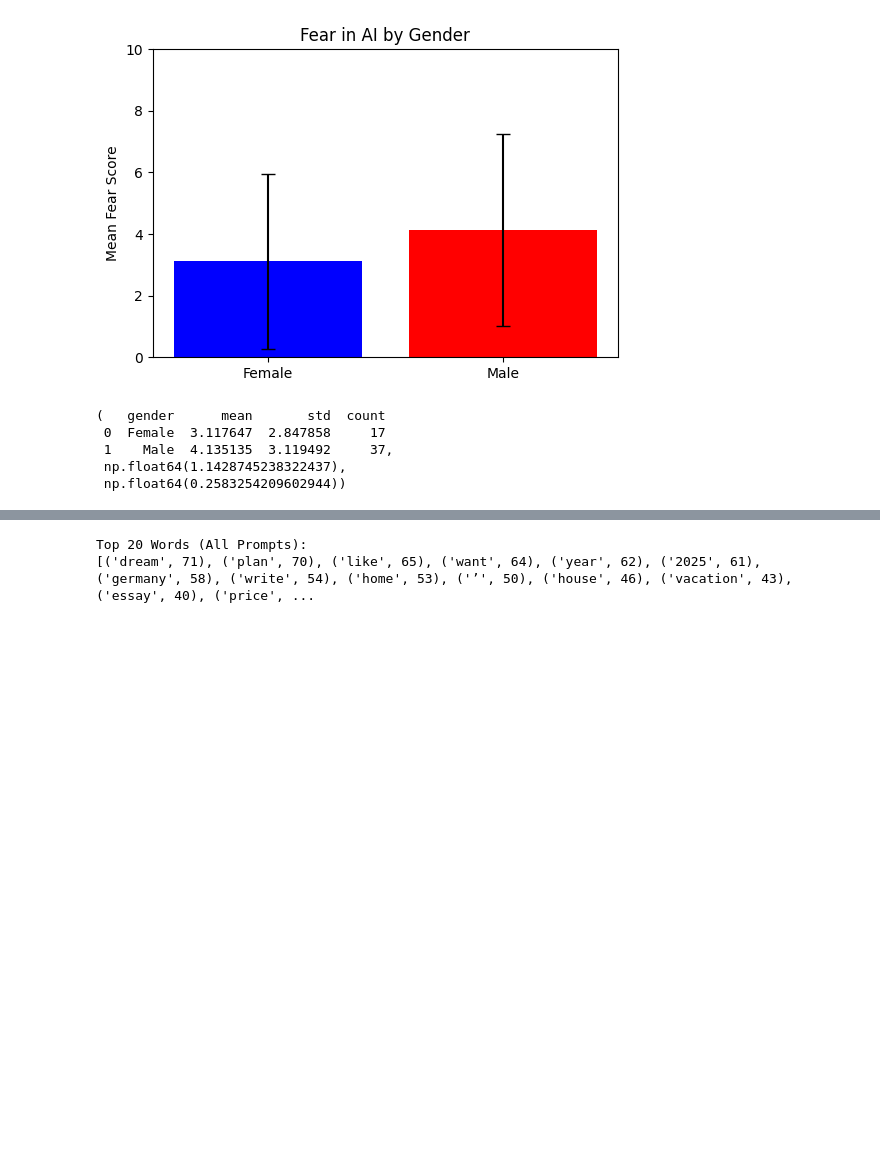
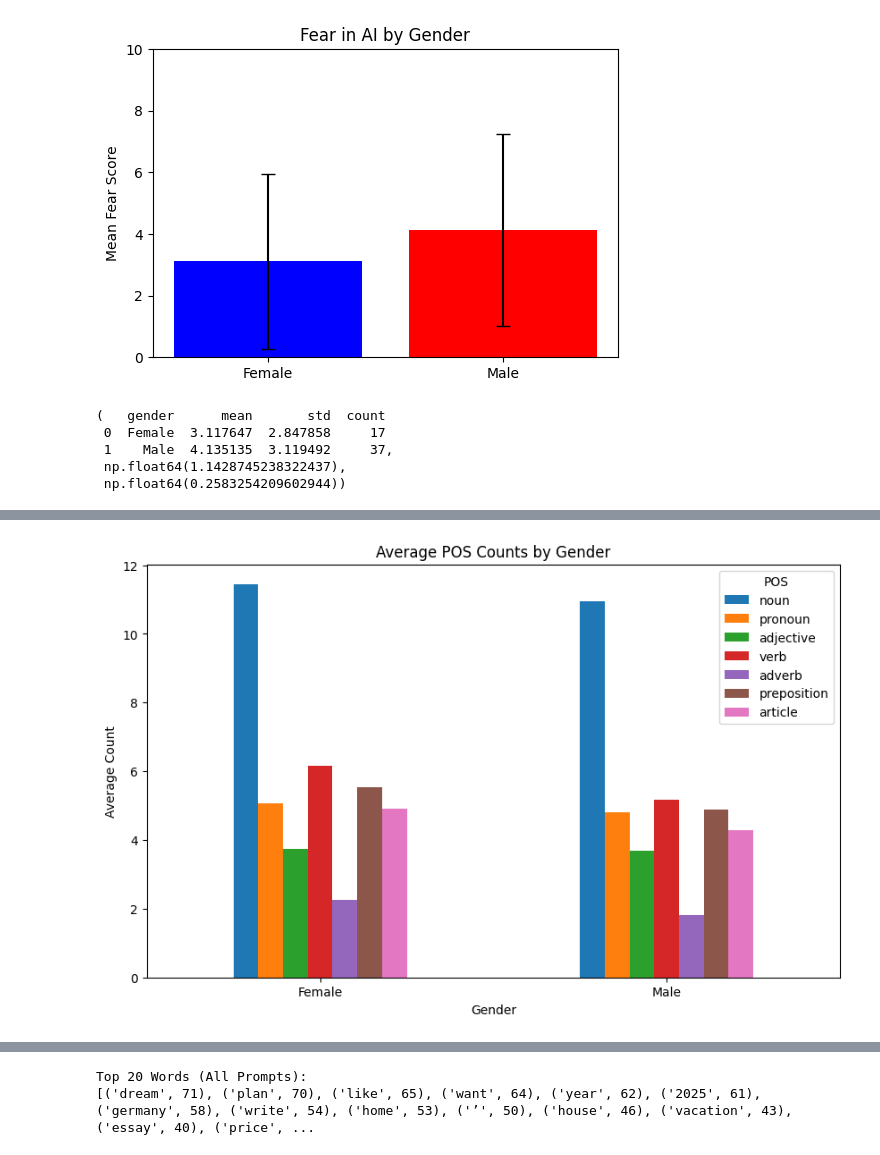
Before and after one commit to rakibahmed2153/Prompt-Analysis, a Jupyter notebook: aiPromptStudyAnalysis.ipynb, the cells around one changed output, grey strips where cells are left out. Saved outputs shown, nothing was run; the diff lists cells and outputs as text; code cells hidden in the pictures; blank space fills up the shorter version.

Commit message:
Gender-wise average POS counts

```diff
--- a/aiPromptStudyAnalysis.ipynb
+++ b/aiPromptStudyAnalysis.ipynb
@@ -433,0 +436,67 @@ Female vs Male: t=-0.809, p=0.422
+# %%
+import pandas as pd
+import spacy
+import matplotlib.pyplot as plt
+
+# Load English model
+nlp = spacy.load("en_core_web_sm")
+
+# Example DataFrame (replace with your dataset)
+# df has columns: ["gender", "prompt1", "prompt2", "prompt3"]
+
+# Function to count POS tags
+def count_pos(text):
+    doc = nlp(str(text))
+    pos_counts = {
+        "noun": sum(1 for token in doc if token.pos_ == "NOUN"),
+        "pronoun": sum(1 for token in doc if token.pos_ == "PRON"),
+        "adjective": sum(1 for token in doc if token.pos_ == "ADJ"),
+        "verb": sum(1 for token in doc if token.pos_ == "VERB"),
+        "adverb": sum(1 for token in doc if token.pos_ == "ADV"),
+        "preposition": sum(1 for token in doc if token.pos_ == "ADP"),  # ADP = preposition
+        "article": sum(1 for token in doc if token.tag_ in ["DT"])      # DT = determiner/article
+    }
+    return pos_counts
+
+# Process each prompt and collect results
+all_pos = []
+for idx, row in df.iterrows():
+    for prompt_col in ["prompt1", "prompt2", "prompt3"]:
+        pos_counts = count_pos(row[prompt_col])
+        pos_counts["gender"] = row["gender"]
+        pos_counts["prompt"] = prompt_col
+        all_pos.append(pos_counts)
+
+# Combine results
+df_pos = pd.DataFrame(all_pos)
+
+# Define only numeric POS columns
+pos_columns = ["noun", "pronoun", "adjective", "verb", "adverb", "preposition", "article"]
+
+# Gender-wise average POS usage
+gender_pos_summary = df_pos.groupby("gender")[pos_columns].mean().reset_index()
+print("\n🔹 Gender-wise average POS counts across all prompts:")
+print(gender_pos_summary)
+
+# Gender + Prompt-wise POS usage
+gender_prompt_pos_summary = df_pos.groupby(["gender", "prompt"])[pos_columns].mean().reset_index()
+print("\n🔹 Gender + Prompt-wise POS counts:")
+print(gender_prompt_pos_summary)
+
+# -------- Visualization --------
+# Bar plot: Gender-wise POS usage
+gender_pos_summary.set_index("gender")[pos_columns].plot(kind="bar", figsize=(10,6))
+plt.title("Average POS Counts by Gender")
+plt.ylabel("Average Count")
+plt.xlabel("Gender")
+plt.xticks(rotation=0)
+plt.legend(title="POS")
+plt.show()
+
+# Bar plot: Gender + Prompt-wise
+# gender_prompt_pos_summary.pivot(index="prompt", columns="gender", values="noun").plot(kind="bar", figsize=(8,6))
+# plt.title("Noun Usage by Gender across Prompts")
+# plt.ylabel("Average Count")
+# plt.xlabel("Prompt")
+# plt.show()
+# %% [output]
@@ -433,0 +520 @@ Female vs Male: t=-0.809, p=0.422
+[figure, added]
```
Also changed, not shown: parts of 12 cells of this notebook.
